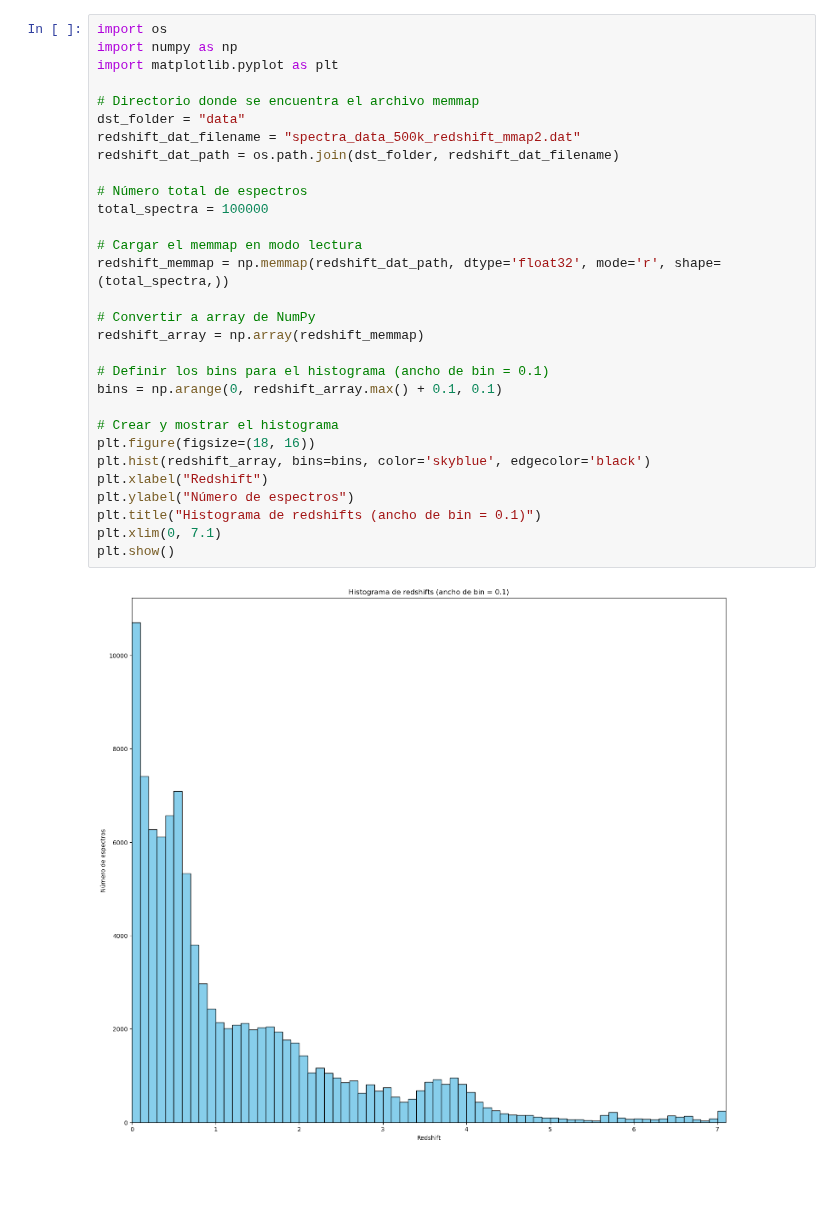
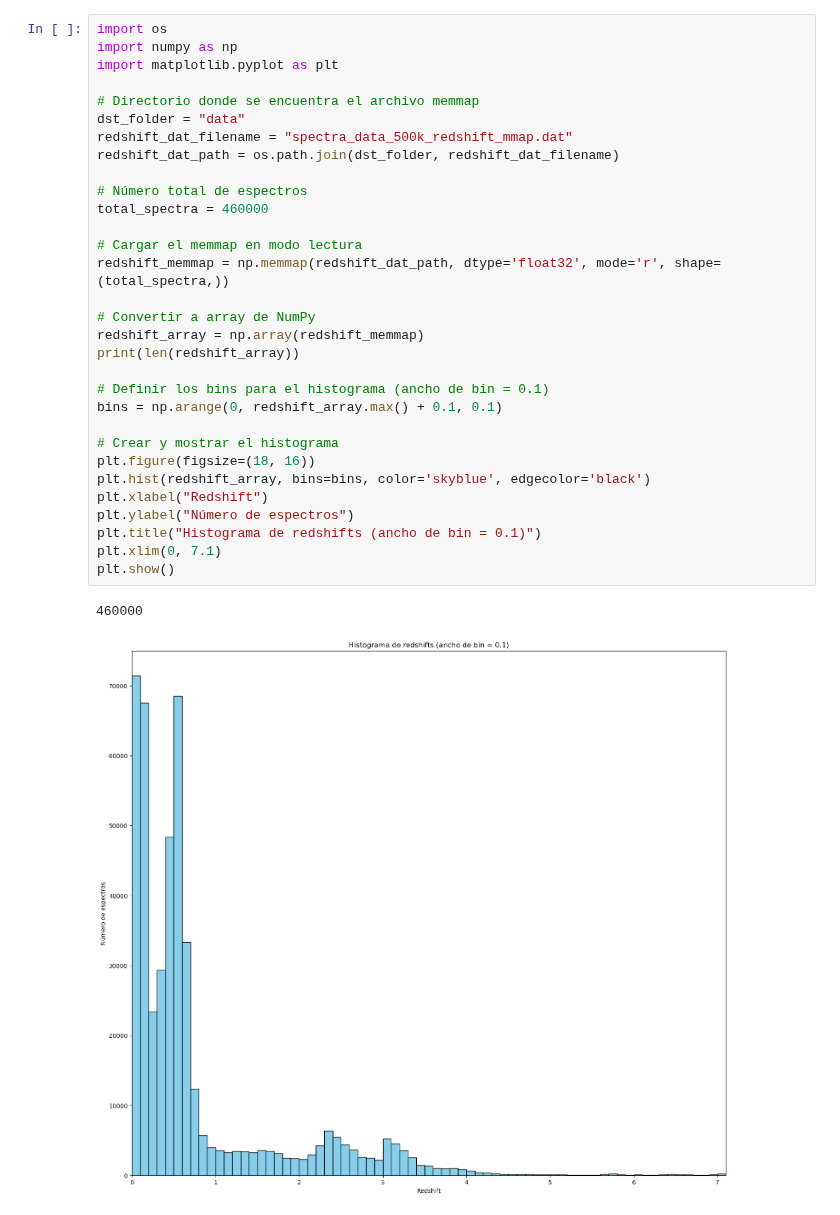
Before and after one commit to albertnica/TFGF-albertnica, a Jupyter notebook: zzz selector.ipynb, the cells around one changed output. Cells and saved outputs as stored; diff of their text form; blank space fills up the shorter version.

```diff
--- a/zzz selector.ipynb
+++ b/zzz selector.ipynb
@@ -1,32 +1,34 @@
 # %%
 import os
 import numpy as np
 import matplotlib.pyplot as plt
 
 # Directorio donde se encuentra el archivo memmap
 dst_folder = "data"
-redshift_dat_filename = "spectra_data_500k_redshift_mmap2.dat"
+redshift_dat_filename = "spectra_data_500k_redshift_mmap.dat"
 redshift_dat_path = os.path.join(dst_folder, redshift_dat_filename)
 
 # Número total de espectros
-total_spectra = 100000
+total_spectra = 460000
 
 # Cargar el memmap en modo lectura
 redshift_memmap = np.memmap(redshift_dat_path, dtype='float32', mode='r', shape=(total_spectra,))
 
 # Convertir a array de NumPy
 redshift_array = np.array(redshift_memmap)
+print(len(redshift_array))
 
 # Definir los bins para el histograma (ancho de bin = 0.1)
 bins = np.arange(0, redshift_array.max() + 0.1, 0.1)
 
 # Crear y mostrar el histograma
 plt.figure(figsize=(18, 16))
 plt.hist(redshift_array, bins=bins, color='skyblue', edgecolor='black')
 plt.xlabel("Redshift")
 plt.ylabel("Número de espectros")
 plt.title("Histograma de redshifts (ancho de bin = 0.1)")
 plt.xlim(0, 7.1)
 plt.show()
 # %% [output]
+460000
-[figure, old version]
+[figure, new version]
```
Also changed, not shown: 3 other files.
